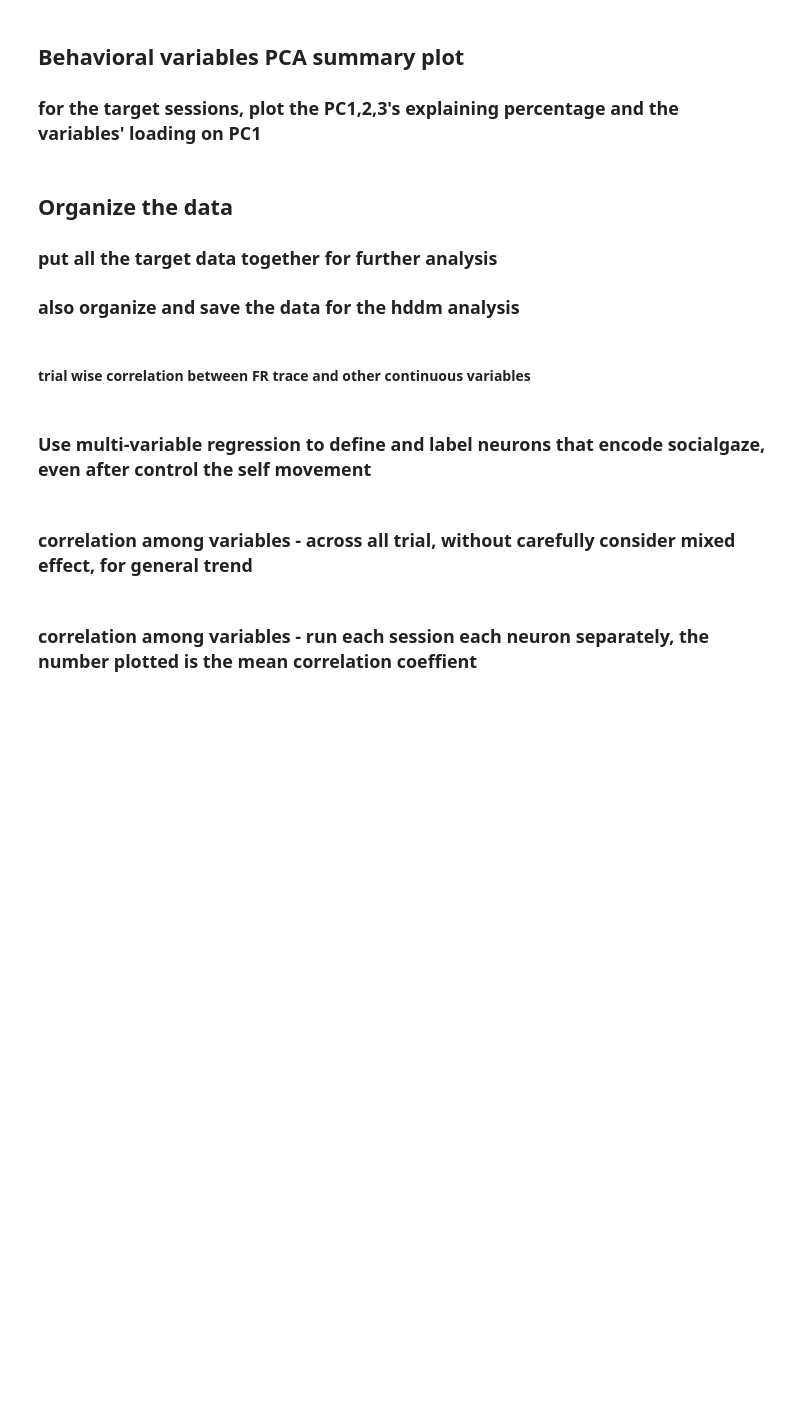
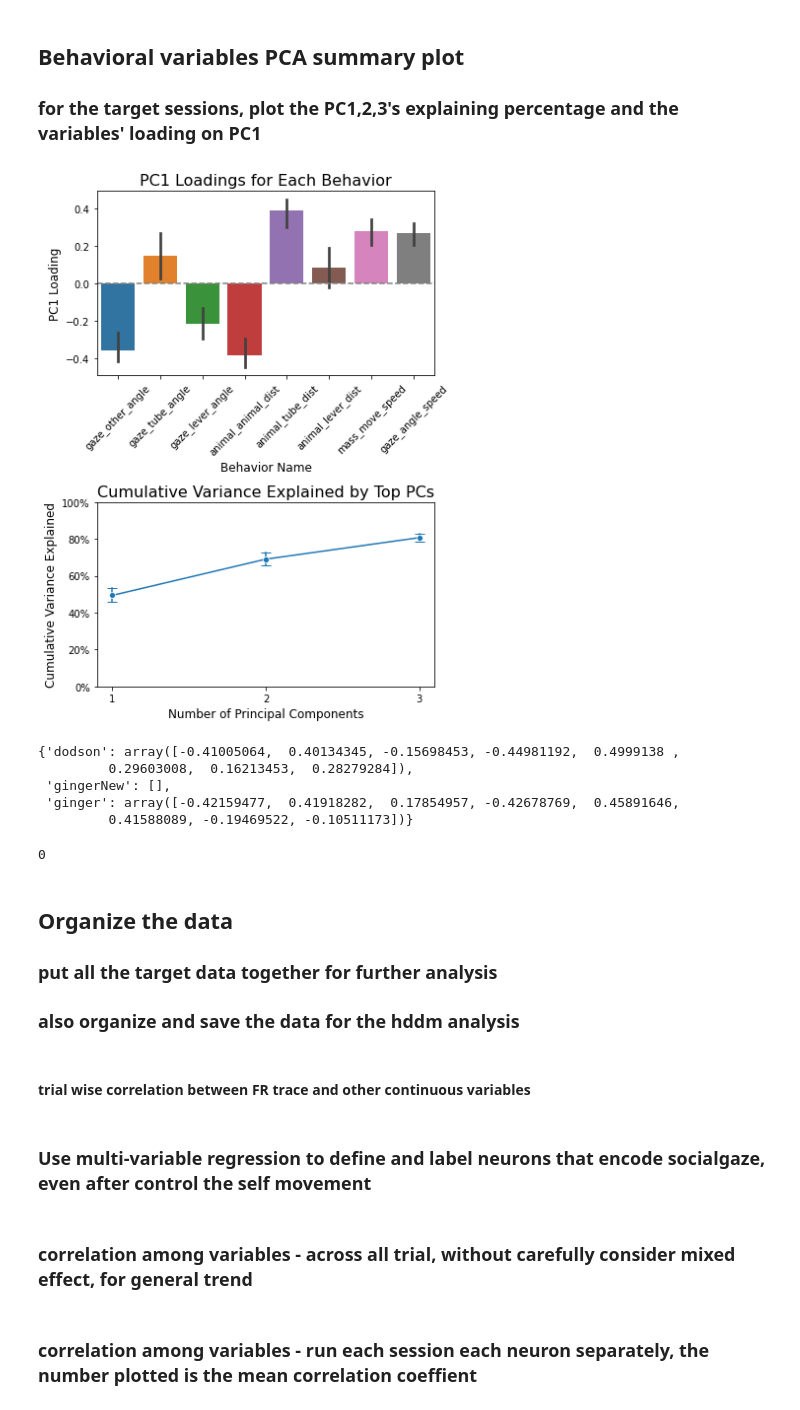
Before and after one commit to wilburshi/following_up_analysis, a Jupyter notebook: 3d_recontruction_analysis_self_and_coop_task_neural_analysis/basic_neural_analysis_allsessions_basicEvents_PCA_makeBhvNeuronVideos_PullStartToPull_section_continuousBhv_PCAonBhv.ipynb, the cells around one changed output. Saved outputs shown, nothing was run; the diff lists cells and outputs as text; code cells hidden in the pictures; blank space fills up the shorter version.

```diff
--- a/3d_recontruction_analysis_self_and_coop_task_neural_analysis/basic_neural_analysis_allsessions_basicEvents_PCA_makeBhvNeuronVideos_PullStartToPull_section_continuousBhv_PCAonBhv.ipynb
+++ b/3d_recontruction_analysis_self_and_coop_task_neural_analysis/basic_neural_analysis_allsessions_basicEvents_PCA_makeBhvNeuronVideos_PullStartToPull_section_continuousBhv_PCAonBhv.ipynb
@@ -1989,8 +2007,8 @@ doOnsetAfterMin_suffix
 ## Behavioral variables PCA summary plot
 ### for the target sessions, plot the PC1,2,3's explaining percentage and the variables' loading on PC1
 # %%
-animal_to_ana = 'dodson'
-# animal_to_ana = 'kanga'
+# animal_to_ana = 'dodson'
+animal_to_ana = 'kanga'
 
 #
 # conditions_to_ana = np.unique(task_conditions)
@@ -1999,14 +2017,14 @@ animal_to_ana = 'dodson'
 # conditions_to_ana = ['MC_DannonAuto']
 #
 # for Kanga only
-# conditions_to_ana = ['MC', 'MC_withDodson','MC_withGinger', 'MC_withKoala', 'MC_withVermelho',]
+conditions_to_ana = ['MC', 'MC_withDodson','MC_withGinger', 'MC_withKoala', 'MC_withVermelho',]
 # conditions_to_ana = ['MC', 'MC_DannonAuto', 'MC_KangaAuto', 'MC_withDodson','MC_withGinger',
 #                      'MC_withKoala', 'MC_withVermelho', 'NV', ]
 # conditions_to_ana = ['MC', 'MC_withDodson','MC_withGinger',
 #                      'MC_withKoala', 'MC_withVermelho', 'SR', 'SR_withDodson' ]
 #
 # for dodson only
-conditions_to_ana = ['MC', 'MC_withGingerNew', 'MC_withKanga', 'MC_withKoala',  ]
+# conditions_to_ana = ['MC', 'MC_withGingerNew', 'MC_withKanga', 'MC_withKoala',  ]
 # conditions_to_ana = ['MC', 'MC_DodsonAuto_withKoala', 'MC_KoalaAuto_withKoala',
 #                      'MC_withGingerNew', 'MC_withKanga', 'MC_withKoala',  ]
 # conditions_to_ana = ['MC', 'MC_DodsonAuto_withKoala', 'MC_KoalaAuto_withKoala',
@@ -2033,9 +2051,34 @@ for idate in np.arange(0,ndates,1):
     if not np.isin(task_condition,conditions_to_ana):
         continue
 
+    # remove empty entries
+    # Get the specific dictionary for the date
+    loadings_dict = bhvtoPC1_loadings_all_dates[date_tgt]
+    # Create a new dictionary, keeping only items where the value has a length greater than 0
+    filtered_loadings = {key: value for key, value in loadings_dict.items() if len(value) > 0}
+    # Update the original structure with the filtered dictionary
+    bhvtoPC1_loadings_all_dates[date_tgt] = filtered_loadings
     #
-    bhvtoPC1_loadings_idate = bhvtoPC1_loadings_all_dates[date_tgt][animal_to_ana]
-    bhvPC123explained_idate = bhvPC123explained_all_dates[date_tgt][animal_to_ana]
+    # Get the specific dictionary for the date
+    loadings_dict = bhvPC123explained_all_dates[date_tgt]
+    # Create a new dictionary, keeping only items where the value has a length greater than 0
+    filtered_loadings = {key: value for key, value in loadings_dict.items() if len(value) > 0}
+    # Update the original structure with the filtered dictionary
+    bhvPC123explained_all_dates[date_tgt] = filtered_loadings
+
+
+    #
+    # pca loading for self animal
+    if 0:
+        bhvtoPC1_loadings_idate = bhvtoPC1_loadings_all_dates[date_tgt][animal_to_ana]
+        bhvPC123explained_idate = bhvPC123explained_all_dates[date_tgt][animal_to_ana]
+
+    # it's more important to look at pca loading for partner animal
+    animal_names = list(bhvtoPC1_loadings_all_dates[date_tgt].keys())
+    partner_ani_name = animal_names[np.where(~np.isin(animal_names,animal_to_ana))[0][0]]
+    if 1:
+        bhvtoPC1_loadings_idate = bhvtoPC1_loadings_all_dates[date_tgt][partner_ani_name]
+        bhvPC123explained_idate = bhvPC123explained_all_dates[date_tgt][partner_ani_name]
 
     #
     nvaris = np.shape(vars_toPCA_names)[0]
@@ -2086,35 +2129,53 @@ seaborn.lineplot(
     data=bhvPC123explained_all_dates_df,
     x='PCnumber',
     y='cumulative_explained',
     marker='o',
     err_style="bars",
     errorbar=('ci', 95),
     err_kws={'capsize': 5},  # This is the corrected way to add caps
     ax=ax2
 )
 
 # 3. Update titles and labels to reflect the new plot
 ax2.set_title('Cumulative Variance Explained by Top PCs', fontsize=16)
 ax2.set_xlabel('Number of Principal Components', fontsize=12)
 ax2.set_ylabel('Cumulative Variance Explained', fontsize=12)
 # Set x-axis ticks to be integers (1, 2, 3)
 ax2.set_xticks([1, 2, 3])
 # Format the y-axis to show percentages
 ax2.yaxis.set_major_formatter(mtick.PercentFormatter(1.0))
 ax2.set_ylim(0, 1) # Set y-axis limit from 0% to 100%
 # Adjust layout to prevent plots from overlapping
 plt.tight_layout()
 
-savefig = 0
+savefig = 1
 if savefig:
     figsavefolder = data_saved_folder + "fig_for_basic_neural_analysis_allsessions_basicEvents_PCA_makeBhvNeuronVideos_PullStartToPull_section_continuousBhv_PCAonBhv/" + \
                     cameraID + "/" + animal1_filenames[0] + "_" + animal2_filenames[0] + "/bhvvariables_PCA_summary_fig/"
 
     if not os.path.exists(figsavefolder):
         os.makedirs(figsavefolder)
 
-    plt.savefig(figsavefolder + animal_to_ana + '_in_' + condition_name +
+    if 0:
+        plt.savefig(figsavefolder + animal_to_ana + '_in_' + condition_name +
                 '_bhvvariables_PC123explained_PC1loadings.pdf')
+    else:
+        plt.savefig(figsavefolder + animal_to_ana + '_partner_in_' + condition_name +
+                '_bhvvariables_PC123explained_PC1loadings.pdf')
+# %% [output]
+[figure, added]
+# %%
+bhvtoPC1_loadings_all_dates[date_tgt]
+# %% [output]
+{'dodson': array([-0.41005064,  0.40134345, -0.15698453, -0.44981192,  0.4999138 ,
+         0.29603008,  0.16213453,  0.28279284]),
+ 'gingerNew': [],
+ 'ginger': array([-0.42159477,  0.41918282,  0.17854957, -0.42678769,  0.45891646,
+         0.41588089, -0.19469522, -0.10511173])}
+# %%
+np.where(np.isin(animal_names,animal_to_ana))[0][0]
+# %% [output]
+0
 # %% [markdown]
 ## Organize the data
 ### put all the target data together for further analysis
```
Also changed, not shown: parts of 8 cells of this notebook, 5 other files.
